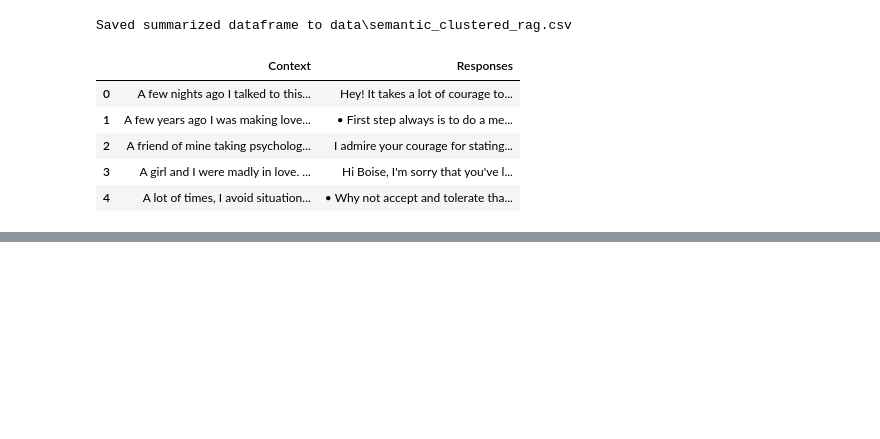
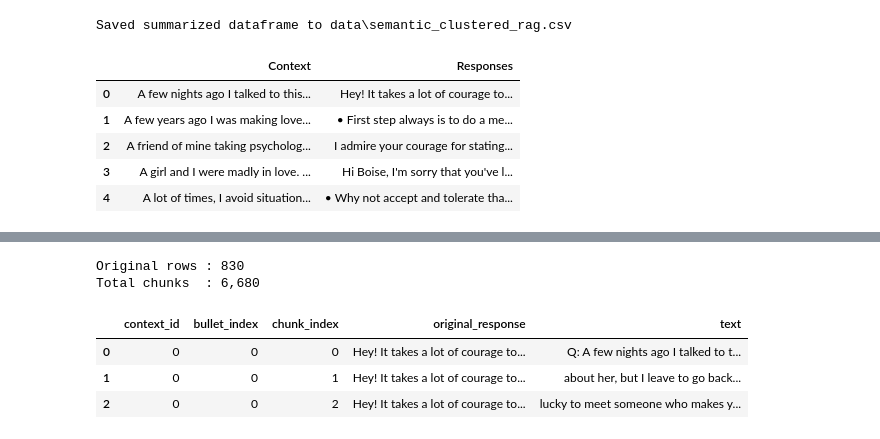
Before and after one commit to KhalidAhmed1/Mental-health-RAG, a Jupyter notebook: rag_pipeline.ipynb, the cells around one changed output, grey strips where cells are left out. Cells and saved outputs as stored; diff of their text form; code cells hidden in the pictures; blank space fills up the shorter version.

Commit message:
Add text chunking step to RAG pipeline

```diff
--- a/rag_pipeline.ipynb
+++ b/rag_pipeline.ipynb
@@ -271,0 +345,6 @@ Saved summarized dataframe to data\semantic_clustered_rag.csv
+# %%
+# Load the semantic-clustered output from Step 1
+chunking_df = pd.read_csv(os.path.join('data', 'semantic_clustered_rag.csv'))
+print(f'Loaded {len(chunking_df):,} rows')
+print(f'Columns: {chunking_df.columns.tolist()}')
+chunking_df.head(3)
@@ -271,0 +358,35 @@ Saved summarized dataframe to data\semantic_clustered_rag.csv
+# %%
+records = []
+
+for i, row in tqdm(chunking_df.iterrows(), total=len(chunking_df), desc='Chunking rows'):
+    question = str(row.get('Context', row.iloc[0])).strip()
+
+    # Support both 'Responses' and 'Response' column names
+    responses_field = row.get('Responses') if 'Responses' in chunking_df.columns else row.get('Response')
+
+    bullets = split_bullets(responses_field) if responses_field else []
+    if not bullets:
+        bullets = [responses_field] if responses_field else [question]
+
+    for bi, bullet in enumerate(bullets):
+        qa_text = f'Q: {question}\nA: {bullet}'
+        for ci, chunk in enumerate(chunk_text(qa_text)):
+            records.append({
+                'context_id'       : int(i),
+                'bullet_index'     : int(bi),
+                'chunk_index'      : int(ci),
+                'original_response': bullet,
+                'text'             : chunk,
+            })
+
+chunks_df = pd.DataFrame(records)
+print(f'Original rows : {len(chunking_df):,}')
+print(f'Total chunks  : {len(chunks_df):,}')
+chunks_df.head(3)
+# %% [output]
+Original rows : 830
+Total chunks  : 6,680
+|  | context_id | bullet_index | chunk_index | original_response | text |
+| 0 | 0 | 0 | 0 | Hey! It takes a lot of courage to... | Q: A few nights ago I talked to t... |
+| 1 | 0 | 0 | 1 | Hey! It takes a lot of courage to... | about her, but I leave to go back... |
+| 2 | 0 | 0 | 2 | Hey! It takes a lot of courage to... | lucky to meet someone who makes y... |
```
Also changed, not shown: parts of 18 cells of this notebook.
